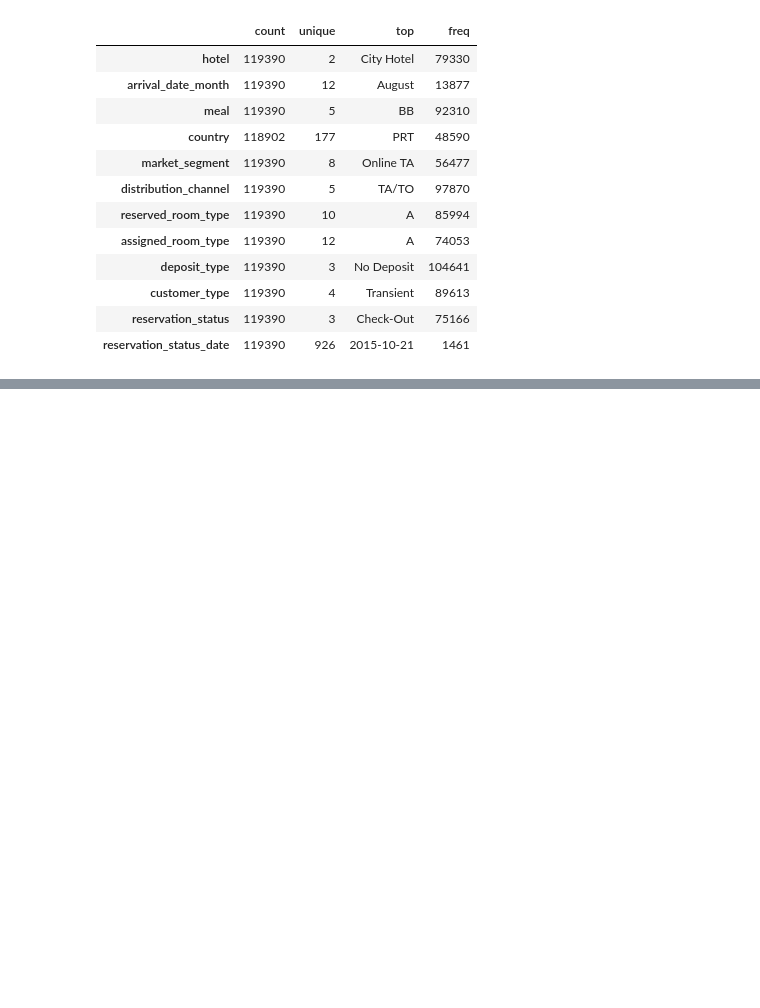
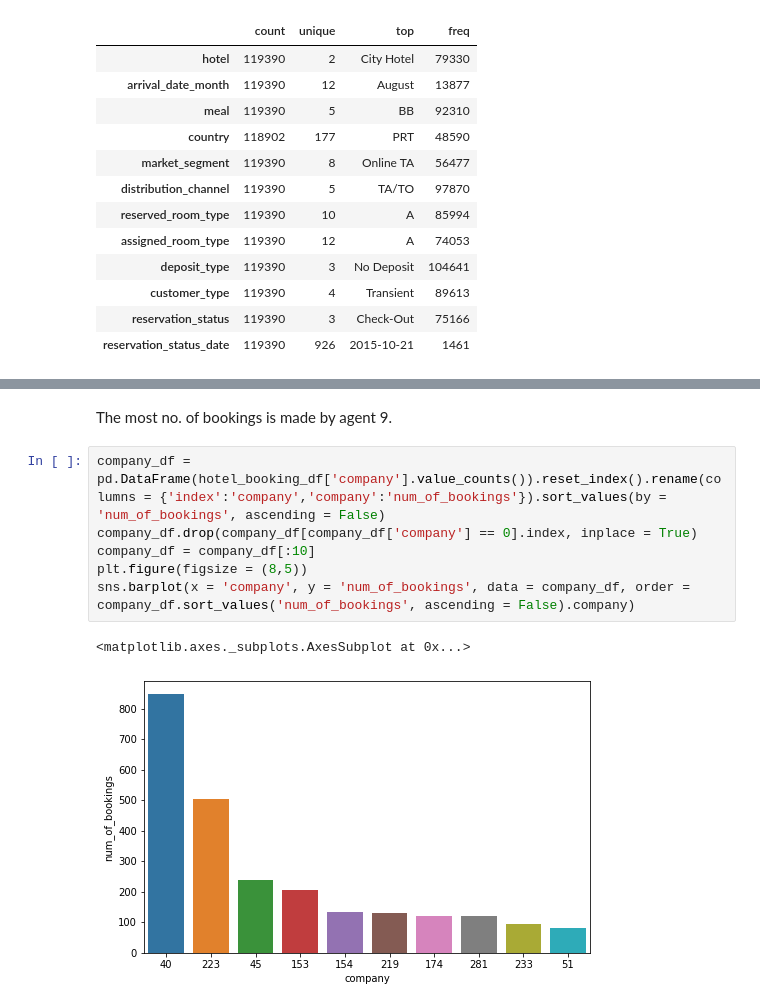
Before and after one commit to Sindhu846/eda-capestone-project, a Jupyter notebook: Hotel_Booking_Analysis_Capstone_Project.ipynb, the cells around one changed output, grey strips where cells are left out. Saved outputs shown, nothing was run; the diff lists cells and outputs as text; blank space fills up the shorter version.

```diff
--- a/Hotel_Booking_Analysis_Capstone_Project.ipynb
+++ b/Hotel_Booking_Analysis_Capstone_Project.ipynb
@@ -139,0 +274,11 @@ hotel_booking_df.describe(include='object').T
+# %% [markdown]
+The most no. of bookings is made by agent 9.
+# %%
+company_df = pd.DataFrame(hotel_booking_df['company'].value_counts()).reset_index().rename(columns = {'index':'company','company':'num_of_bookings'}).sort_values(by = 'num_of_bookings', ascending = False)
+company_df.drop(company_df[company_df['company'] == 0].index, inplace = True)
+company_df = company_df[:10]
+plt.figure(figsize = (8,5))
+sns.barplot(x = 'company', y = 'num_of_bookings', data = company_df, order = company_df.sort_values('num_of_bookings', ascending = False).company)
+# %% [output]
+<matplotlib.axes._subplots.AxesSubplot at 0x...>
+[figure, added]
```
Also changed, not shown: parts of 55 cells of this notebook.
